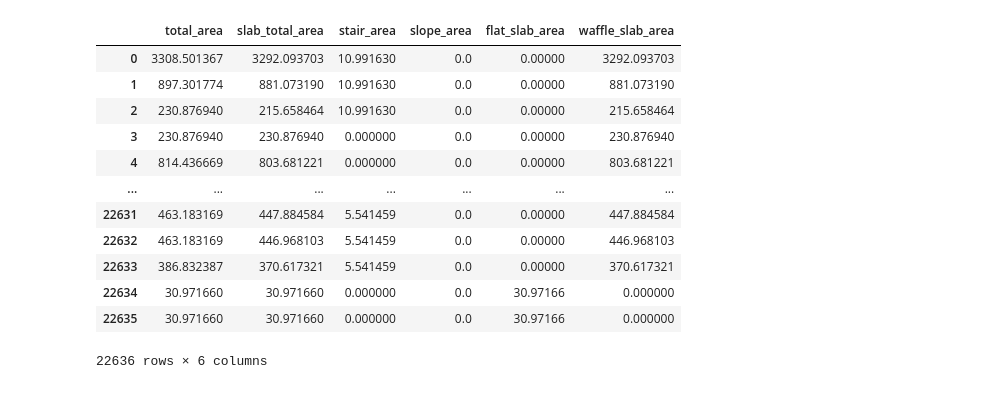
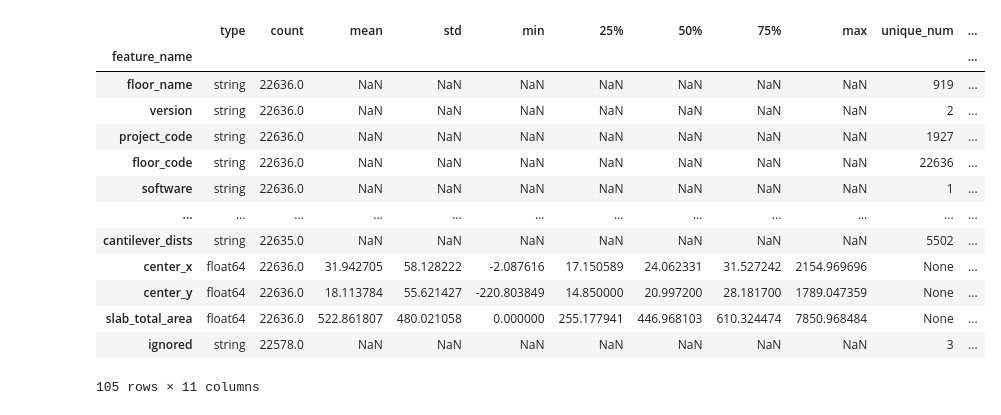
Before and after one commit to pablo-campillo/reinf-steel-ratio-regressor, a Jupyter notebook: notebooks/1.0-pcs-initial-data-exploration.ipynb, the cells around one changed output. Drawn from its saved outputs; the diff is of its cells as text; code cells hidden in the pictures.

```diff
--- a/notebooks/1.0-pcs-initial-data-exploration.ipynb
+++ b/notebooks/1.0-pcs-initial-data-exploration.ipynb
@@ -103,16 +58,28 @@ df[df['reinf_steel_ratio'] > 100][fields]
-# %%
-df[['total_area', 'slab_total_area','stair_area', 'slope_area', 'flat_slab_area', 'waffle_slab_area']]
-# %% [output]
-|  | total_area | slab_total_area | stair_area | slope_area | flat_slab_area | waffle_slab_area |
-| 0 | 3308.501367 | 3292.093703 | 10.991630 | 0.0 | 0.00000 | 3292.093703 |
-| 1 | 897.301774 | 881.073190 | 10.991630 | 0.0 | 0.00000 | 881.073190 |
-| 2 | 230.876940 | 215.658464 | 10.991630 | 0.0 | 0.00000 | 215.658464 |
-| 3 | 230.876940 | 230.876940 | 0.000000 | 0.0 | 0.00000 | 230.876940 |
-| 4 | 814.436669 | 803.681221 | 0.000000 | 0.0 | 0.00000 | 803.681221 |
-| ... | ... | ... | ... | ... | ... | ... |
-| 22631 | 463.183169 | 447.884584 | 5.541459 | 0.0 | 0.00000 | 447.884584 |
-| 22632 | 463.183169 | 446.968103 | 5.541459 | 0.0 | 0.00000 | 446.968103 |
-| 22633 | 386.832387 | 370.617321 | 5.541459 | 0.0 | 0.00000 | 370.617321 |
-| 22634 | 30.971660 | 30.971660 | 0.000000 | 0.0 | 30.97166 | 0.000000 |
-| 22635 | 30.971660 | 30.971660 | 0.000000 | 0.0 | 30.97166 | 0.000000 |
-22636 rows × 6 columns
+# %%
+s = pd.DataFrame()
+s['feature_name'] = df.columns
+s['type'] = [str(t) for t in df.dtypes.tolist()]
+s['type'] = s['type'].replace({'object': 'string'})
+s.set_index('feature_name', inplace=True)
+s = s.join(df.describe().transpose())
+cat_count = s[s['type'] == 'string']
+s.loc[cat_count.index, 'count'] = df[cat_count.index.tolist()].notnull().sum()
+s['unique_num'] = None
+s.loc[cat_count.index, 'unique_num'] = pd.Series({col:len(df[col].unique()) for col in s[s['type'] == 'string'].index.tolist()})
+s.loc[cat_count.index, 'unique_val'] = pd.Series({col:df[col].unique() for col in s[s['unique_num'] < 10].index.tolist()})
+s
+# %% [output]
+|  | type | count | mean | std | min | 25% | 50% | 75% | max | unique_num | ... |
+| feature_name |  |  |  |  |  |  |  |  |  |  | ... |
+| floor_name | string | 22636.0 | NaN | NaN | NaN | NaN | NaN | NaN | NaN | 919 | ... |
+| version | string | 22636.0 | NaN | NaN | NaN | NaN | NaN | NaN | NaN | 2 | ... |
+| project_code | string | 22636.0 | NaN | NaN | NaN | NaN | NaN | NaN | NaN | 1927 | ... |
+| floor_code | string | 22636.0 | NaN | NaN | NaN | NaN | NaN | NaN | NaN | 22636 | ... |
+| software | string | 22636.0 | NaN | NaN | NaN | NaN | NaN | NaN | NaN | 1 | ... |
+| ... | ... | ... | ... | ... | ... | ... | ... | ... | ... | ... | ... |
+| cantilever_dists | string | 22635.0 | NaN | NaN | NaN | NaN | NaN | NaN | NaN | 5502 | ... |
+| center_x | float64 | 22636.0 | 31.942705 | 58.128222 | -2.087616 | 17.150589 | 24.062331 | 31.527242 | 2154.969696 | None | ... |
+| center_y | float64 | 22636.0 | 18.113784 | 55.621427 | -220.803849 | 14.850000 | 20.997200 | 28.181700 | 1789.047359 | None | ... |
+| slab_total_area | float64 | 22636.0 | 522.861807 | 480.021058 | 0.000000 | 255.177941 | 446.968103 | 610.324474 | 7850.968484 | None | ... |
+| ignored | string | 22578.0 | NaN | NaN | NaN | NaN | NaN | NaN | NaN | 3 | ... |
+105 rows × 11 columns
```
Also changed, not shown: parts of 13 cells of this notebook, 3 other files.
